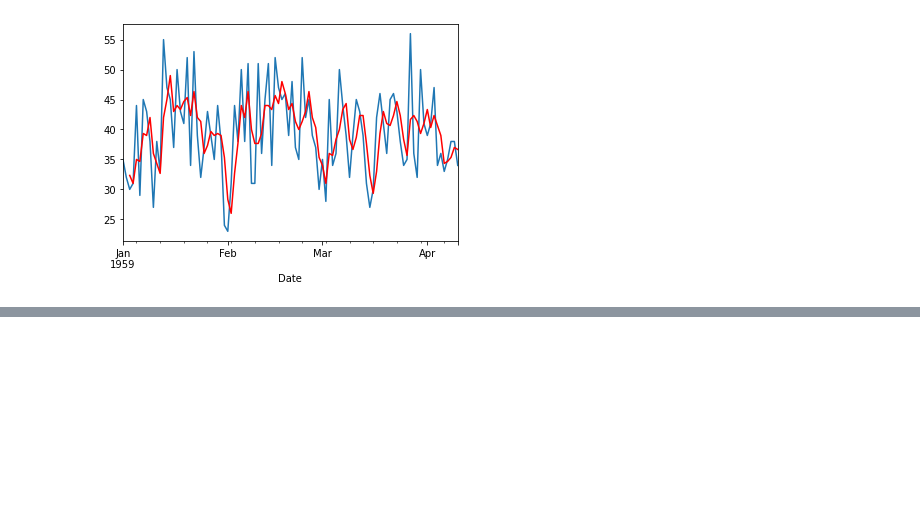
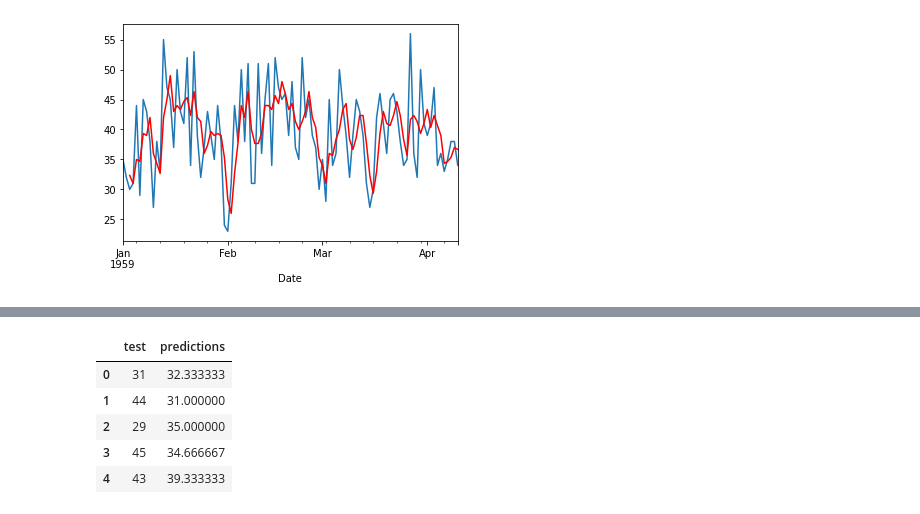
Before and after one commit to Enrique1987/time-series-forecasting-python, a Jupyter notebook: 1_time_series_forecasting_with_python/code/05_Moving_average_smoothing.ipynb, the cells around one changed output, grey strips where cells are left out. Drawn from its saved outputs; the diff is of its cells as text; code cells hidden in the pictures; blank space fills up the shorter version.

```diff
--- a/1_time_series_forecasting_with_python/code/05_Moving_average_smoothing.ipynb
+++ b/1_time_series_forecasting_with_python/code/05_Moving_average_smoothing.ipynb
@@ -107,0 +201,10 @@ pyplot.show()
+# %%
+df_predictions = pd.DataFrame(data={"test":test, "predictions":predictions})
+df_predictions.head()
+# %% [output]
+|  | test | predictions |
+| 0 | 31 | 32.333333 |
+| 1 | 44 | 31.000000 |
+| 2 | 29 | 35.000000 |
+| 3 | 45 | 34.666667 |
+| 4 | 43 | 39.333333 |
```
Also changed, not shown: parts of 10 cells of this notebook.
